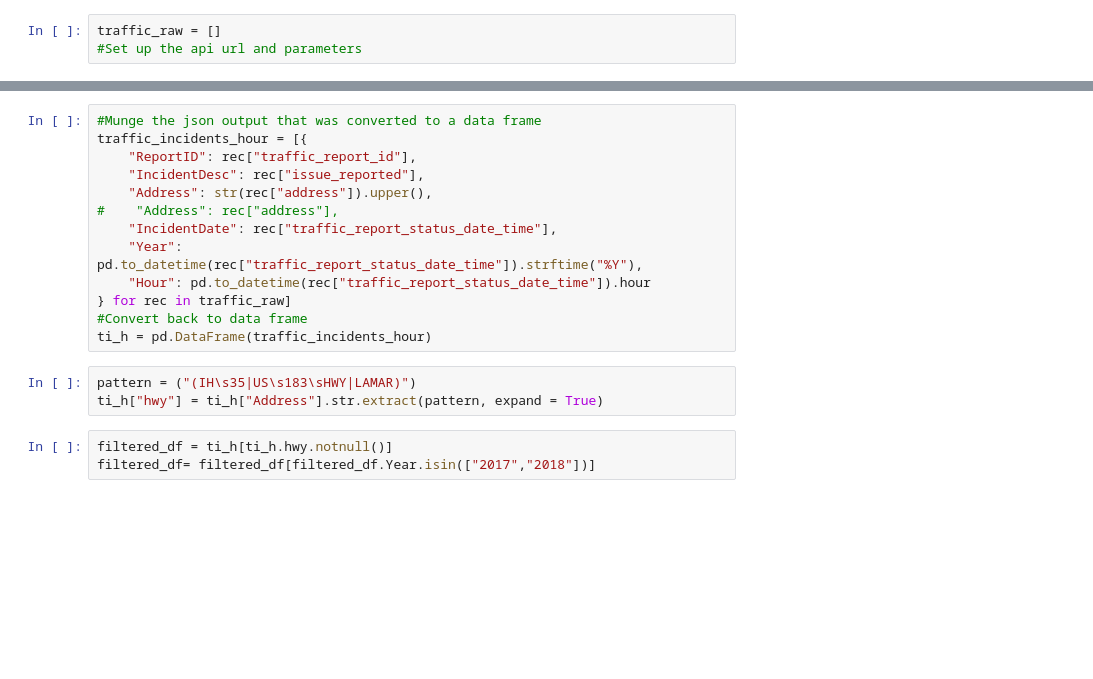
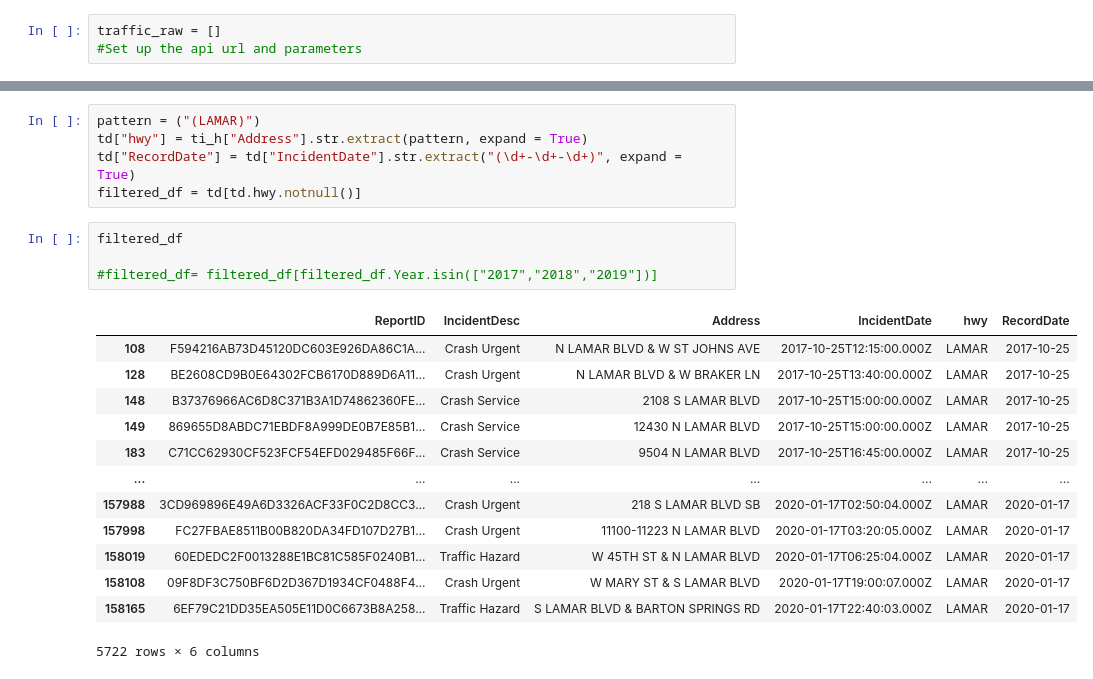
Before and after one commit to SaifeelMomin/Project1---Team_BigBend, a Jupyter notebook: traffic_incident_apis/data.austin/Austin.data.traffic_api.ipynb, the cells around one changed output, grey strips where cells are left out. Saved outputs shown, nothing was run; the diff lists cells and outputs as text; blank space fills up the shorter version.

```diff
--- a/traffic_incident_apis/data.austin/Austin.data.traffic_api.ipynb
+++ b/traffic_incident_apis/data.austin/Austin.data.traffic_api.ipynb
@@ -55,20 +68,24 @@ pd.DataFrame(traffic_raw)
-# %%
-#Munge the json output that was converted to a data frame
-traffic_incidents_hour = [{
-    "ReportID": rec["traffic_report_id"],
-    "IncidentDesc": rec["issue_reported"],
-    "Address": str(rec["address"]).upper(),
-#    "Address": rec["address"],
-    "IncidentDate": rec["traffic_report_status_date_time"],
-    "Year": pd.to_datetime(rec["traffic_report_status_date_time"]).strftime("%Y"),
-    "Hour": pd.to_datetime(rec["traffic_report_status_date_time"]).hour
-} for rec in traffic_raw]
-#Convert back to data frame
-ti_h = pd.DataFrame(traffic_incidents_hour)
 # %%
-pattern = ("(IH\s35|US\s183\sHWY|LAMAR)")
-ti_h["hwy"] = ti_h["Address"].str.extract(pattern, expand = True)
+pattern = ("(LAMAR)")
+td["hwy"] = ti_h["Address"].str.extract(pattern, expand = True)
+td["RecordDate"] = td["IncidentDate"].str.extract("(\d+-\d+-\d+)", expand = True)
+filtered_df = td[td.hwy.notnull()]
 # %%
-filtered_df = ti_h[ti_h.hwy.notnull()]
-filtered_df= filtered_df[filtered_df.Year.isin(["2017","2018"])]
+filtered_df
+
+#filtered_df= filtered_df[filtered_df.Year.isin(["2017","2018","2019"])]
+# %% [output]
+|  | ReportID | IncidentDesc | Address | IncidentDate | hwy | RecordDate |
+| 108 | F594216AB73D45120DC603E926DA86C1A... | Crash Urgent | N LAMAR BLVD & W ST JOHNS AVE | 2017-10-25T12:15:00.000Z | LAMAR | 2017-10-25 |
+| 128 | BE2608CD9B0E64302FCB6170D889D6A11... | Crash Urgent | N LAMAR BLVD & W BRAKER LN | 2017-10-25T13:40:00.000Z | LAMAR | 2017-10-25 |
+| 148 | B37376966AC6D8C371B3A1D74862360FE... | Crash Service | 2108 S LAMAR BLVD | 2017-10-25T15:00:00.000Z | LAMAR | 2017-10-25 |
+| 149 | 869655D8ABDC71EBDF8A999DE0B7E85B1... | Crash Service | 12430 N LAMAR BLVD | 2017-10-25T15:00:00.000Z | LAMAR | 2017-10-25 |
+| 183 | C71CC62930CF523FCF54EFD029485F66F... | Crash Service | 9504 N LAMAR BLVD | 2017-10-25T16:45:00.000Z | LAMAR | 2017-10-25 |
+| ... | ... | ... | ... | ... | ... | ... |
+| 157988 | 3CD969896E49A6D3326ACF33F0C2D8CC3... | Crash Urgent | 218 S LAMAR BLVD SB | 2020-01-17T02:50:04.000Z | LAMAR | 2020-01-17 |
+| 157998 | FC27FBAE8511B00B820DA34FD107D27B1... | Crash Urgent | 11100-11223 N LAMAR BLVD | 2020-01-17T03:20:05.000Z | LAMAR | 2020-01-17 |
+| 158019 | 60EDEDC2F0013288E1BC81C585F0240B1... | Traffic Hazard | W 45TH ST & N LAMAR BLVD | 2020-01-17T06:25:04.000Z | LAMAR | 2020-01-17 |
+| 158108 | 09F8DF3C750BF6D2D367D1934CF0488F4... | Crash Urgent | W MARY ST & S LAMAR BLVD | 2020-01-17T19:00:07.000Z | LAMAR | 2020-01-17 |
+| 158165 | 6EF79C21DD35EA505E11D0C6673B8A258... | Traffic Hazard | S LAMAR BLVD & BARTON SPRINGS RD | 2020-01-17T22:40:03.000Z | LAMAR | 2020-01-17 |
+5722 rows × 6 columns
 # %%
```
Also changed, not shown: parts of 19 cells of this notebook, 1 other file.
